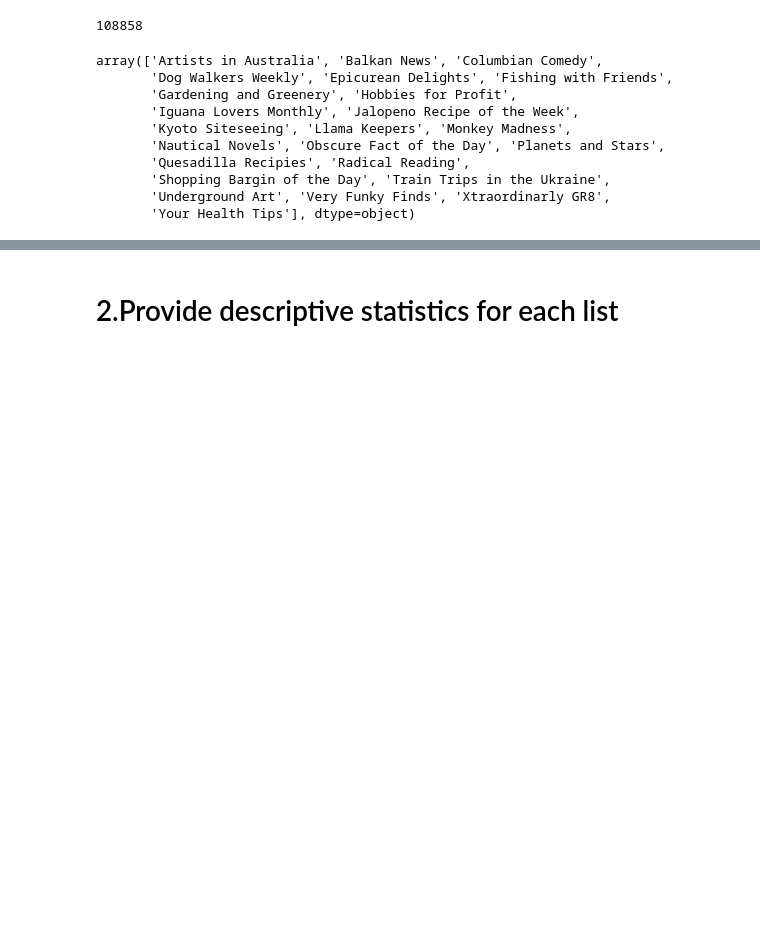
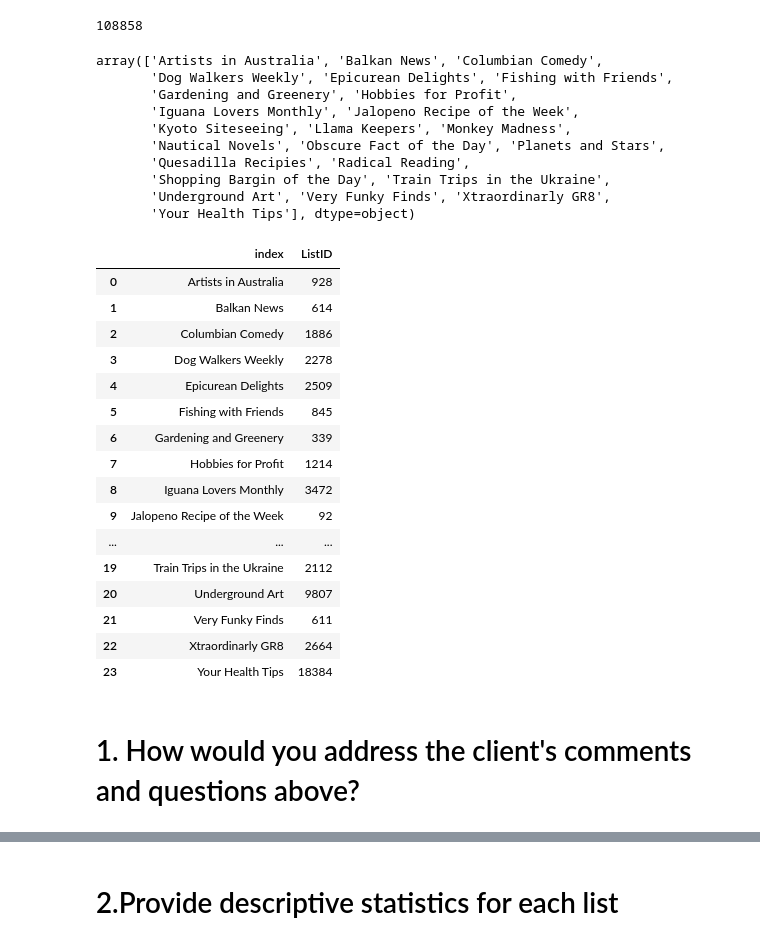
Before and after one commit to Indu4191/test, a Jupyter notebook: Panalysis final report.ipynb, the cells around one changed output, grey strips where cells are left out. Saved outputs shown, nothing was run; the diff lists cells and outputs as text; code cells hidden in the pictures; blank space fills up the shorter version.

```diff
--- a/Panalysis final report.ipynb
+++ b/Panalysis final report.ipynb
@@ -186,6 +183,30 @@ array(['Artists in Australia', 'Balkan News', 'Columbian Comedy',
        'Shopping Bargin of the Day', 'Train Trips in the Ukraine',
        'Underground Art', 'Very Funky Finds', 'Xtraordinarly GR8',
        'Your Health Tips'], dtype=object)
+# %%
+# Exclusive listID count
+pd.read_csv('/Users/Indraja/desktop/exclusive.csv')
+# %% [output]
+|  | index | ListID |
+| 0 | Artists in Australia | 928 |
+| 1 | Balkan News | 614 |
+| 2 | Columbian Comedy | 1886 |
+| 3 | Dog Walkers Weekly | 2278 |
+| 4 | Epicurean Delights | 2509 |
+| 5 | Fishing with Friends | 845 |
+| 6 | Gardening and Greenery | 339 |
+| 7 | Hobbies for Profit | 1214 |
+| 8 | Iguana Lovers Monthly | 3472 |
+| 9 | Jalopeno Recipe of the Week | 92 |
+| ... | ... | ... |
+| 19 | Train Trips in the Ukraine | 2112 |
+| 20 | Underground Art | 9807 |
+| 21 | Very Funky Finds | 611 |
+| 22 | Xtraordinarly GR8 | 2664 |
+| 23 | Your Health Tips | 18384 |
+# %% [markdown]
+<a id='client'></a>
+# 1. How would you address the client's comments and questions above?
 # %% [markdown]
 - ** #1. We have customers/personas that interact with us across a range of different services at different times **
 
```
Also changed, not shown: parts of 5 cells of this notebook, 6 other files.
